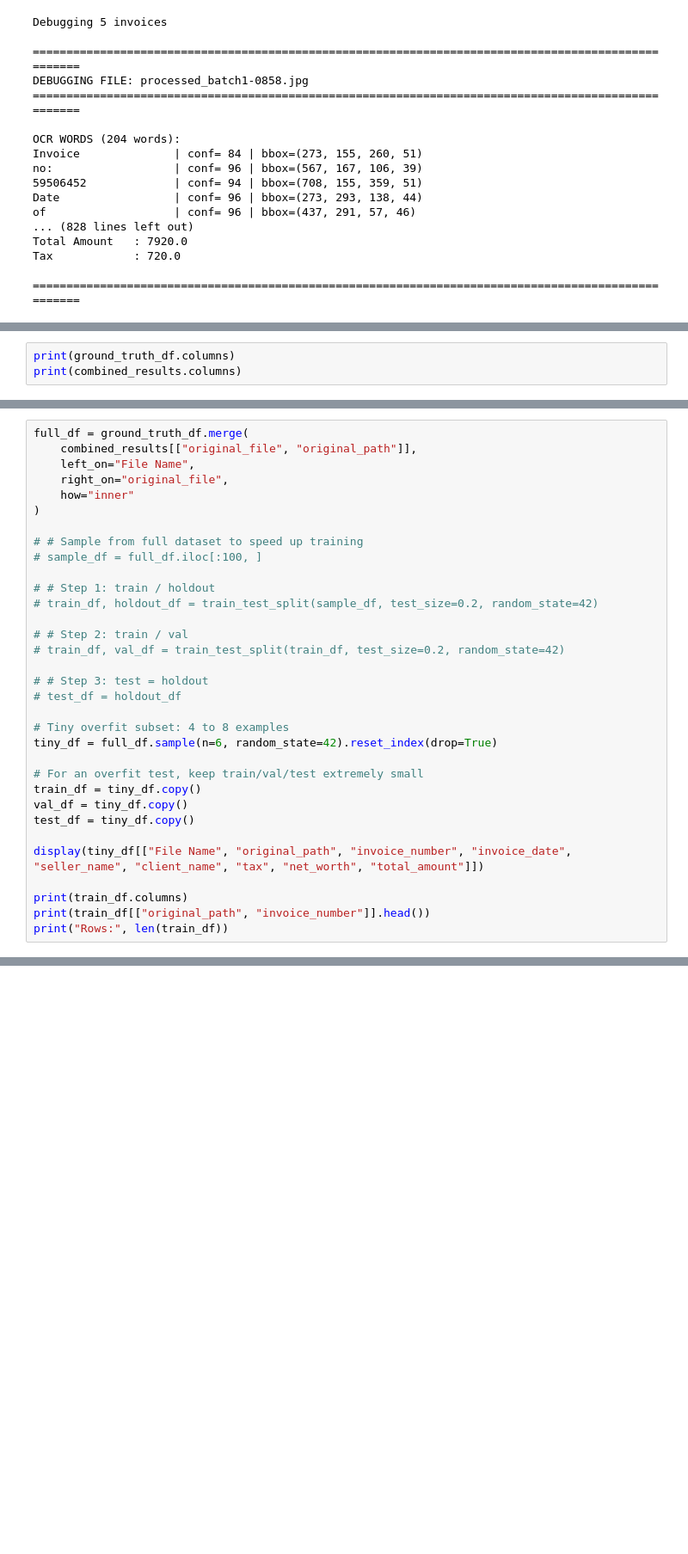
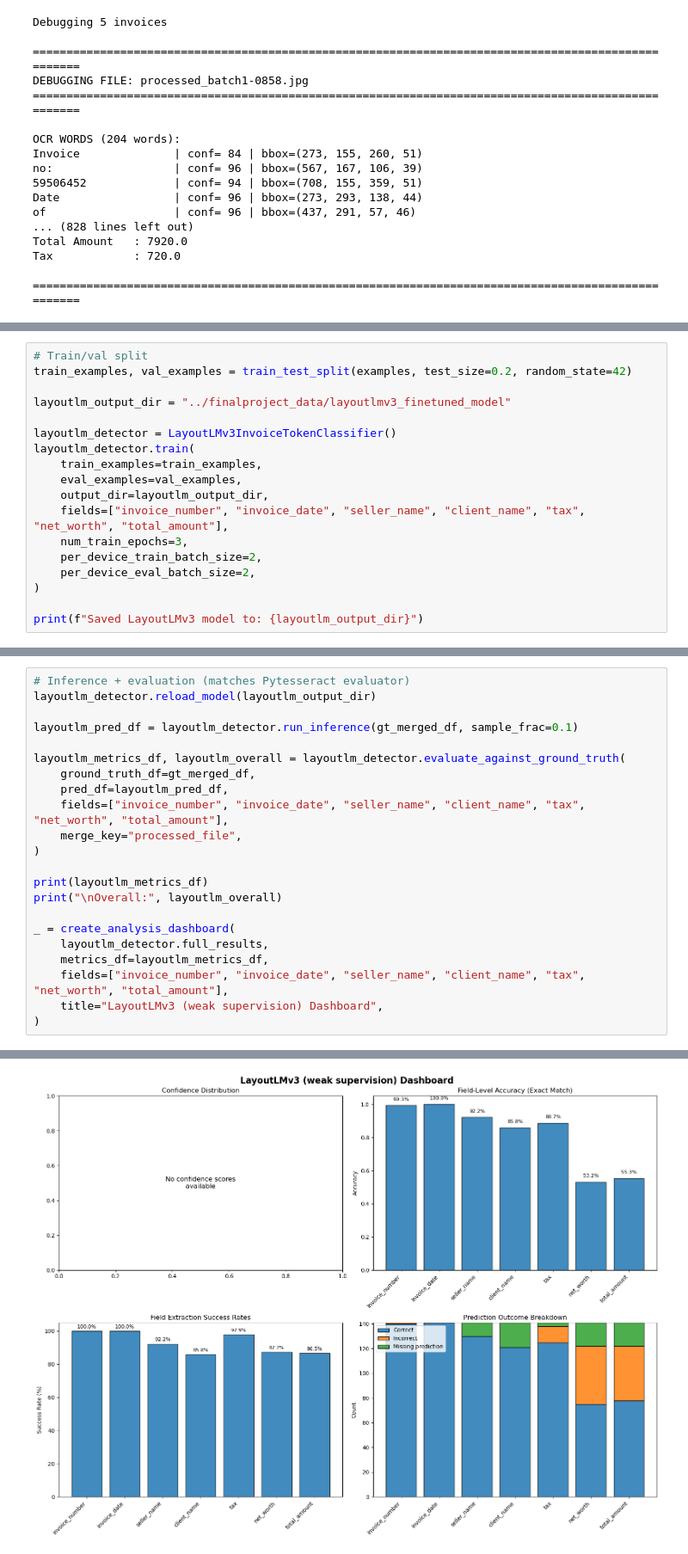
Before and after one commit to hungtran10/dsan6500-finalproject, a Jupyter notebook: models.ipynb, the cells around one changed output, grey strips where cells are left out. Shown at 86% size. Cells and saved outputs as stored; diff of their text form; blank space fills up the shorter version.

Commit message:
Added LayoutLMv3 pipeline

```diff
--- a/models.ipynb
+++ b/models.ipynb
@@ -407,4 +429,19 @@ combined_results = pd.read_csv("../finalproject_data/combined_results.csv")
 # %%
-print(ground_truth_df.columns)
-print(combined_results.columns)
+# Train/val split
+train_examples, val_examples = train_test_split(examples, test_size=0.2, random_state=42)
+
+layoutlm_output_dir = "../finalproject_data/layoutlmv3_finetuned_model"
+
+layoutlm_detector = LayoutLMv3InvoiceTokenClassifier()
+layoutlm_detector.train(
+    train_examples=train_examples,
+    eval_examples=val_examples,
+    output_dir=layoutlm_output_dir,
+    fields=["invoice_number", "invoice_date", "seller_name", "client_name", "tax", "net_worth", "total_amount"],
+    num_train_epochs=3,
+    per_device_train_batch_size=2,
+    per_device_eval_batch_size=2,
+)
+
+print(f"Saved LayoutLMv3 model to: {layoutlm_output_dir}")
 # %% [output]
@@ -418,34 +474,23 @@ Index(['Unnamed: 0', 'original_file', 'processed_file', 'original_path',
 # %%
-full_df = ground_truth_df.merge(
-    combined_results[["original_file", "original_path"]],
-    left_on="File Name",
-    right_on="original_file",
-    how="inner"
+# Inference + evaluation (matches Pytesseract evaluator)
+layoutlm_detector.reload_model(layoutlm_output_dir)
+
+layoutlm_pred_df = layoutlm_detector.run_inference(gt_merged_df, sample_frac=0.1)
+
+layoutlm_metrics_df, layoutlm_overall = layoutlm_detector.evaluate_against_ground_truth(
+    ground_truth_df=gt_merged_df,
+    pred_df=layoutlm_pred_df,
+    fields=["invoice_number", "invoice_date", "seller_name", "client_name", "tax", "net_worth", "total_amount"],
+    merge_key="processed_file",
 )
 
-# # Sample from full dataset to speed up training
-# sample_df = full_df.iloc[:100, ]
+print(layoutlm_metrics_df)
+print("\nOverall:", layoutlm_overall)
 
-# # Step 1: train / holdout
-# train_df, holdout_df = train_test_split(sample_df, test_size=0.2, random_state=42)
-
-# # Step 2: train / val
-# train_df, val_df = train_test_split(train_df, test_size=0.2, random_state=42)
-
-# # Step 3: test = holdout
-# test_df = holdout_df
-
-# Tiny overfit subset: 4 to 8 examples
-tiny_df = full_df.sample(n=6, random_state=42).reset_index(drop=True)
-
-# For an overfit test, keep train/val/test extremely small
-train_df = tiny_df.copy()
-val_df = tiny_df.copy()
-test_df = tiny_df.copy()
-
-display(tiny_df[["File Name", "original_path", "invoice_number", "invoice_date", "seller_name", "client_name", "tax", "net_worth", "total_amount"]])
-
-print(train_df.columns)
-print(train_df[["original_path", "invoice_number"]].head())
-print("Rows:", len(train_df))
+_ = create_analysis_dashboard(
+    layoutlm_detector.full_results,
+    metrics_df=layoutlm_metrics_df,
+    fields=["invoice_number", "invoice_date", "seller_name", "client_name", "tax", "net_worth", "total_amount"],
+    title="LayoutLMv3 (weak supervision) Dashboard",
+)
 # %% [output]
@@ -469,0 +514 @@ Rows: 6
+[figure, added]
```
Also changed, not shown: parts of 20 cells of this notebook, 7 other files.
